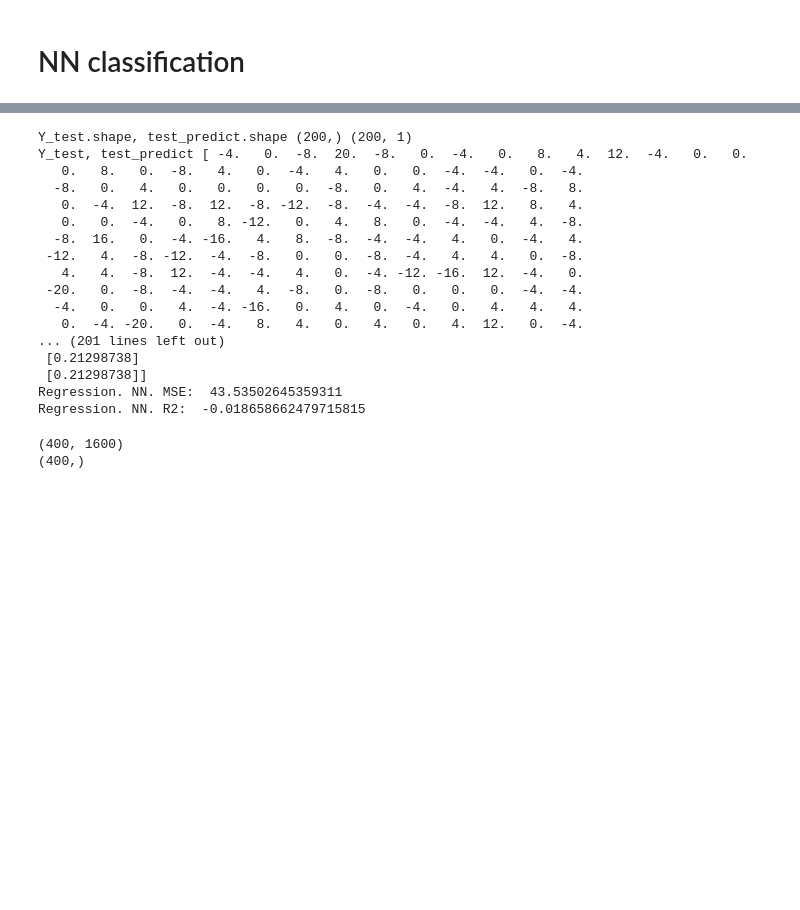
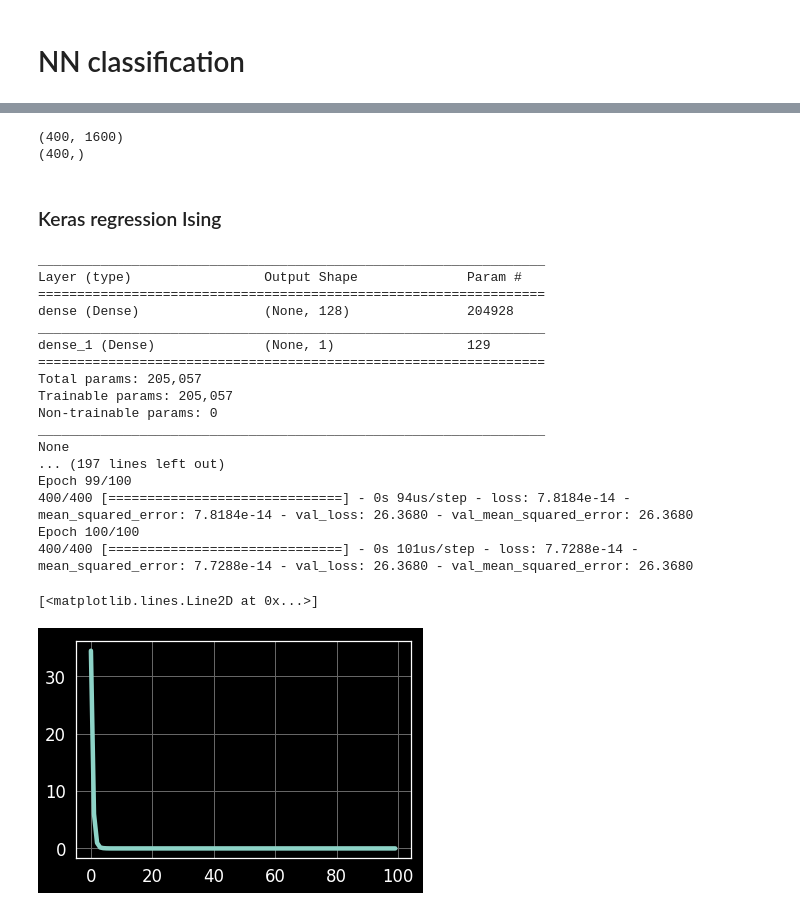
Before and after one commit to kaaja/ADAML, a Jupyter notebook: m2/m2.ipynb, the cells around one changed output, grey strips where cells are left out. Drawn from its saved outputs; the diff is of its cells as text; code cells hidden in the pictures; blank space fills up the shorter version.

Commit message:
nn classification ising seems to work

```diff
--- a/m2/m2.ipynb
+++ b/m2/m2.ipynb
@@ -1020,35 +1101,50 @@ test_predict = dnn.predict(X_test)
-# %%
-from sklearn.metrics import mean_squared_error, r2_score
-
-print('Y_test.shape, test_predict.shape',Y_test.shape, test_predict.shape)
-print('Y_test, test_predict',Y_test, test_predict)
-
-mseNN = mean_squared_error(Y_test, test_predict)
-r2NN = r2_score(Y_test, test_predict)
-
-print('Regression. NN. MSE: ', mseNN)
-print('Regression. NN. R2: ', r2NN)
-# %% [output]
-Y_test.shape, test_predict.shape (200,) (200, 1)
-Y_test, test_predict [ -4.   0.  -8.  20.  -8.   0.  -4.   0.   8.   4.  12.  -4.   0.   0.
-   0.   8.   0.  -8.   4.   0.  -4.   4.   0.   0.  -4.  -4.   0.  -4.
-  -8.   0.   4.   0.   0.   0.   0.  -8.   0.   4.  -4.   4.  -8.   8.
-   0.  -4.  12.  -8.  12.  -8. -12.  -8.  -4.  -4.  -8.  12.   8.   4.
-   0.   0.  -4.   0.   8. -12.   0.   4.   8.   0.  -4.  -4.   4.  -8.
-  -8.  16.   0.  -4. -16.   4.   8.  -8.  -4.  -4.   4.   0.  -4.   4.
- -12.   4.  -8. -12.  -4.  -8.   0.   0.  -8.  -4.   4.   4.   0.  -8.
-   4.   4.  -8.  12.  -4.  -4.   4.   0.  -4. -12. -16.  12.  -4.   0.
- -20.   0.  -8.  -4.  -4.   4.  -8.   0.  -8.   0.   0.   0.  -4.  -4.
-  -4.   0.   0.   4.  -4. -16.   0.   4.   0.  -4.   0.   4.   4.   4.
-   0.  -4. -20.   0.  -4.   8.   4.   0.   4.   0.   4.  12.   0.  -4.
-... (201 lines left out)
- [0.21298738]
- [0.21298738]]
-Regression. NN. MSE:  43.53502645359311
-Regression. NN. R2:  -0.018658662479715815
 # %%
 print(X_train.shape)
 print(Y_train.shape)
 # %% [output]
 (400, 1600)
 (400,)
+# %% [markdown]
+### Keras regression Ising
+# %%
+import tensorflow as tf
+import numpy as np
+import pandas as pd
+from sklearn.model_selection import train_test_split
+
+
+model = tf.keras.Sequential()
+model.add(tf.keras.layers.Dense(128, activation='relu', input_dim=X_train.shape[1]))#128 neumberof neurans in the present layer
+model.add(tf.keras.layers.Dense(1, activation='linear'))
+
+model.compile(loss='mse', optimizer='sgd', metrics=['mse'])
+print(model.summary())
+
+history = model.fit(X_train,
+	Y_train,
+	epochs=100,
+	batch_size=32,
+	validation_data=[X_test, Y_test])
+
+#print('accuracy', model.evaluate(X_test, y_test))
+plt.plot(history.history['mean_squared_error'])
+# %% [output]
+_________________________________________________________________
+Layer (type)                 Output Shape              Param #
+=================================================================
+dense (Dense)                (None, 128)               204928
+_________________________________________________________________
+dense_1 (Dense)              (None, 1)                 129
+=================================================================
+Total params: 205,057
+Trainable params: 205,057
+Non-trainable params: 0
+_________________________________________________________________
+None
+... (197 lines left out)
+Epoch 99/100
+400/400 [==============================] - 0s 94us/step - loss: 7.8184e-14 - mean_squared_error: 7.8184e-14 - val_loss: 26.3680 - val_mean_squared_error: 26.3680
+Epoch 100/100
+400/400 [==============================] - 0s 101us/step - loss: 7.7288e-14 - mean_squared_error: 7.7288e-14 - val_loss: 26.3680 - val_mean_squared_error: 26.3680
+[<matplotlib.lines.Line2D at 0x...>]
+[figure, added]
```
Also changed, not shown: parts of 8 cells of this notebook.
